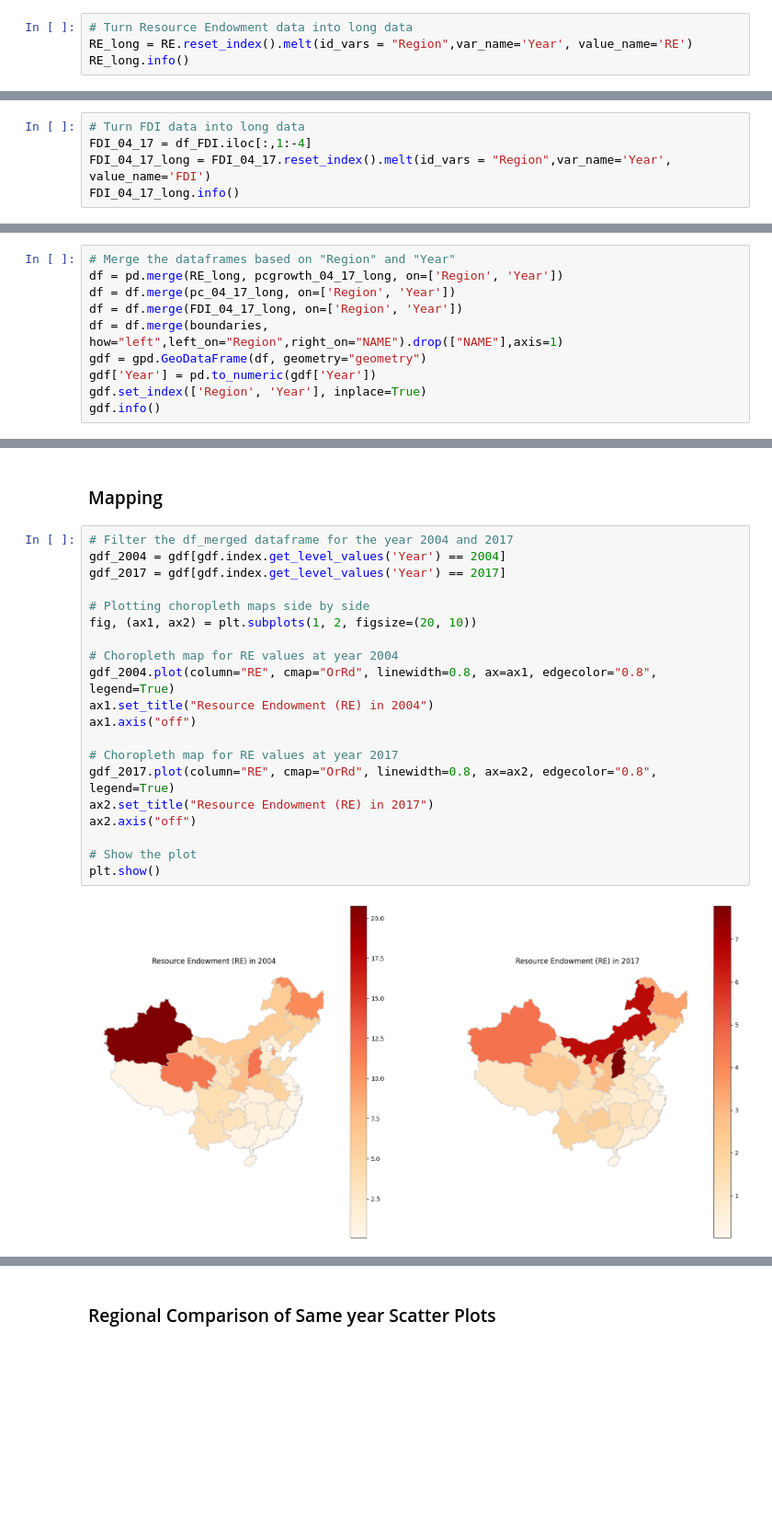
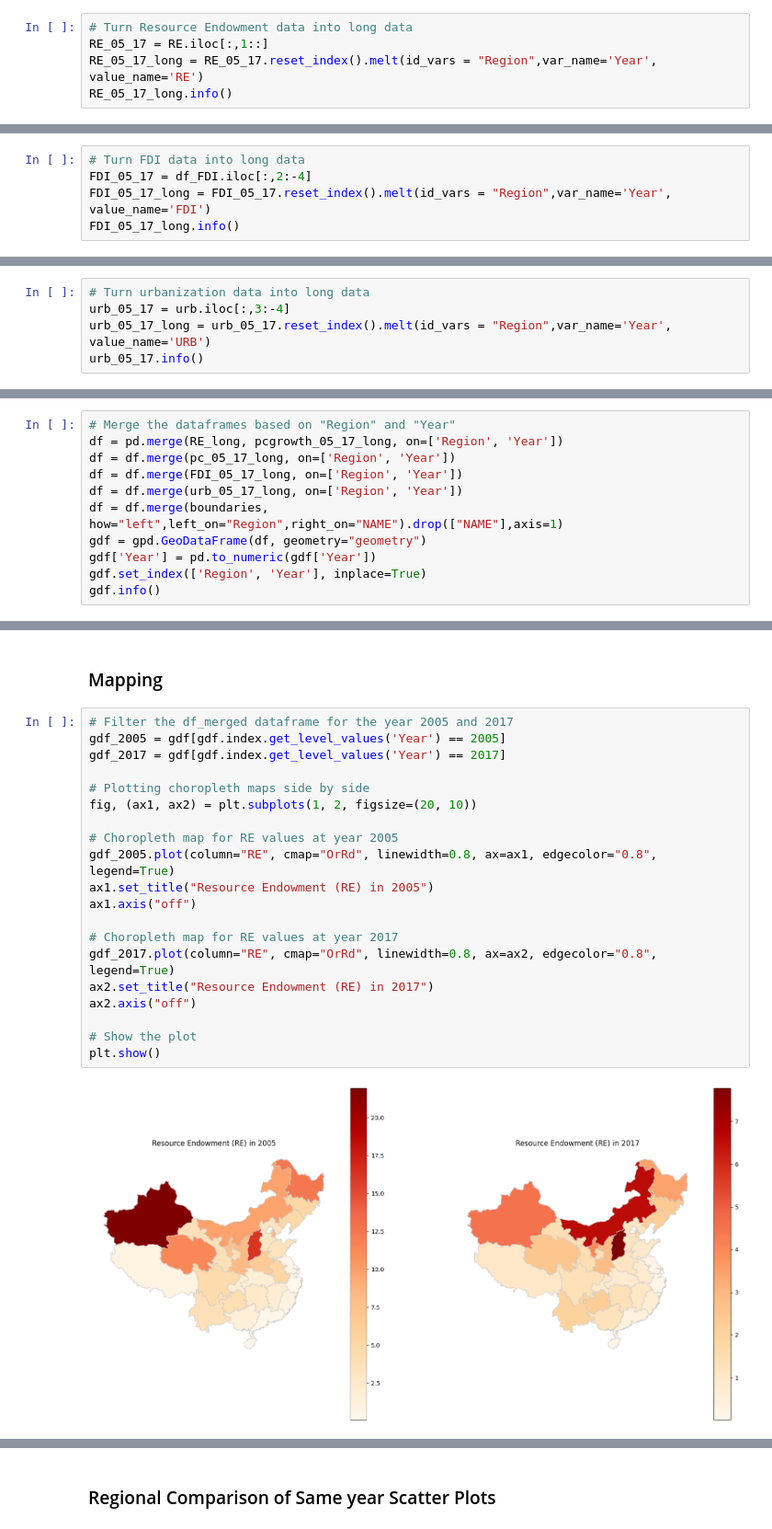
Before and after one commit to KaylaBai/Dissertation, a Jupyter notebook: Dissertation.ipynb, the cells around one changed output, grey strips where cells are left out. Shown at 92% size. Saved outputs shown, nothing was run; the diff lists cells and outputs as text; blank space fills up the shorter version.

```diff
--- a/Dissertation.ipynb
+++ b/Dissertation.ipynb
@@ -366,6 +393,7 @@ memory usage: 14.7+ KB
 # %%
 # Turn Resource Endowment data into long data
-RE_long = RE.reset_index().melt(id_vars = "Region",var_name='Year', value_name='RE')
-RE_long.info()
+RE_05_17 = RE.iloc[:,1::]
+RE_05_17_long = RE_05_17.reset_index().melt(id_vars = "Region",var_name='Year', value_name='RE')
+RE_05_17_long.info()
 # %% [output]
 <class 'pandas.core.frame.DataFrame'>
@@ -381,7 +409,7 @@ memory usage: 10.3+ KB
 # %%
 # Turn FDI data into long data
-FDI_04_17 = df_FDI.iloc[:,1:-4]
-FDI_04_17_long = FDI_04_17.reset_index().melt(id_vars = "Region",var_name='Year', value_name='FDI')
-FDI_04_17_long.info()
+FDI_05_17 = df_FDI.iloc[:,2:-4]
+FDI_05_17_long = FDI_05_17.reset_index().melt(id_vars = "Region",var_name='Year', value_name='FDI')
+FDI_05_17_long.info()
 # %% [output]
 <class 'pandas.core.frame.DataFrame'>
@@ -396,0 +425,5 @@ memory usage: 10.3+ KB
+# %%
+# Turn urbanization data into long data
+urb_05_17 = urb.iloc[:,3:-4]
+urb_05_17_long = urb_05_17.reset_index().melt(id_vars = "Region",var_name='Year', value_name='URB')
+urb_05_17.info()
@@ -397,8 +451,9 @@ memory usage: 10.3+ KB
 # %%
 # Merge the dataframes based on "Region" and "Year"
-df = pd.merge(RE_long, pcgrowth_04_17_long, on=['Region', 'Year'])
-df = df.merge(pc_04_17_long, on=['Region', 'Year'])
-df = df.merge(FDI_04_17_long, on=['Region', 'Year'])
+df = pd.merge(RE_long, pcgrowth_05_17_long, on=['Region', 'Year'])
+df = df.merge(pc_05_17_long, on=['Region', 'Year'])
+df = df.merge(FDI_05_17_long, on=['Region', 'Year'])
+df = df.merge(urb_05_17_long, on=['Region', 'Year'])
 df = df.merge(boundaries, how="left",left_on="Region",right_on="NAME").drop(["NAME"],axis=1)
 gdf = gpd.GeoDataFrame(df, geometry="geometry")
 gdf['Year'] = pd.to_numeric(gdf['Year'])
@@ -422,25 +478,25 @@ memory usage: 19.8+ KB
 # %% [markdown]
 ### Mapping
 # %%
-# Filter the df_merged dataframe for the year 2004 and 2017
-gdf_2004 = gdf[gdf.index.get_level_values('Year') == 2004]
+# Filter the df_merged dataframe for the year 2005 and 2017
+gdf_2005 = gdf[gdf.index.get_level_values('Year') == 2005]
 gdf_2017 = gdf[gdf.index.get_level_values('Year') == 2017]
 
 # Plotting choropleth maps side by side
 fig, (ax1, ax2) = plt.subplots(1, 2, figsize=(20, 10))
 
-# Choropleth map for RE values at year 2004
-gdf_2004.plot(column="RE", cmap="OrRd", linewidth=0.8, ax=ax1, edgecolor="0.8", legend=True)
-ax1.set_title("Resource Endowment (RE) in 2004")
+# Choropleth map for RE values at year 2005
+gdf_2005.plot(column="RE", cmap="OrRd", linewidth=0.8, ax=ax1, edgecolor="0.8", legend=True)
+ax1.set_title("Resource Endowment (RE) in 2005")
 ax1.axis("off")
 
 # Choropleth map for RE values at year 2017
 gdf_2017.plot(column="RE", cmap="OrRd", linewidth=0.8, ax=ax2, edgecolor="0.8", legend=True)
 ax2.set_title("Resource Endowment (RE) in 2017")
 ax2.axis("off")
 
 # Show the plot
 plt.show()
 # %% [output]
-[figure, old version]
+[figure, new version]
 # %%
```
Also changed, not shown: parts of 27 cells of this notebook.
